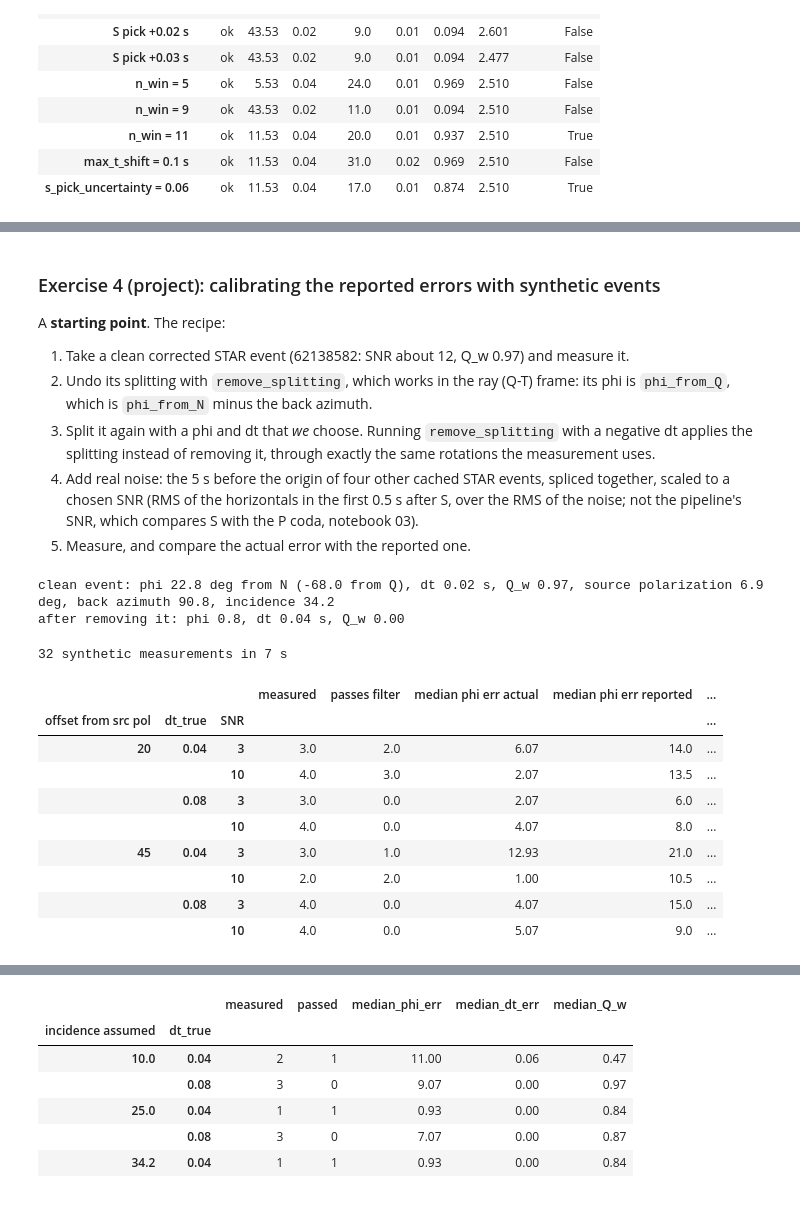
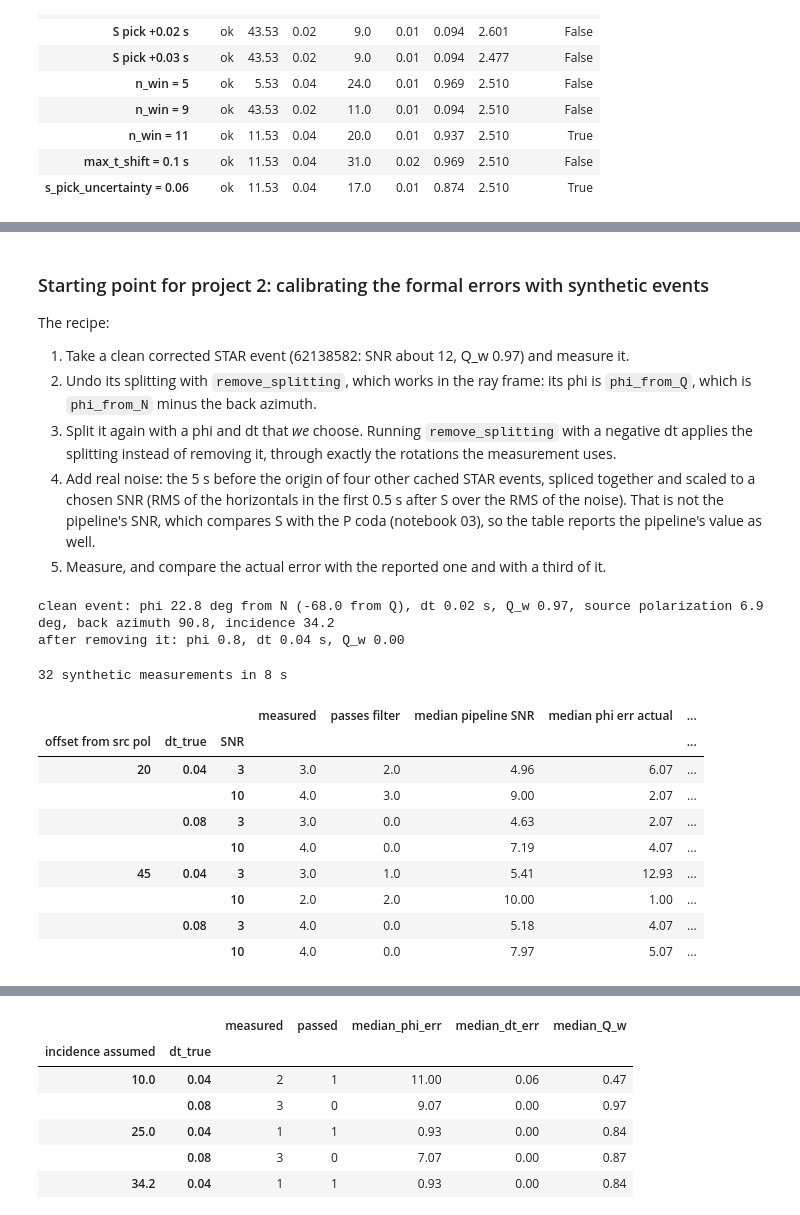
Before and after one commit to mhemmett/rainier-sws-tutorials, a Jupyter notebook: notebooks/07_uncertainty_and_thresholds.ipynb, the cells around one changed output, grey strips where cells are left out. Drawn from its saved outputs; the diff is of its cells as text; code cells hidden in the pictures.

```diff
--- a/notebooks/07_uncertainty_and_thresholds.ipynb
+++ b/notebooks/07_uncertainty_and_thresholds.ipynb
@@ -432,0 +998,37 @@ When you report a near-null fraction, give the width, the chance level and N.
+# %%
+rows = []
+for band in ["1-5 Hz", "5-10 Hz"]:
+    s_ok, s_kept = ok[ok.band == band], kept[kept.band == band]
+    T = s_ok.dominant_period.median()
+    rows.append({"band": band, "successful": len(s_ok), "filtered": len(s_kept), "median T (s)": T, "T/2 (s)": T / 2,
+                 "successful at 0.02 s": (s_ok.dt.round(2) == 0.02).mean(), "successful at 0.06 s": (s_ok.dt.round(2) == 0.06).mean(),
+                 "median dt filtered": s_kept.dt.median(), "dt / T filtered": (s_kept.dt / s_kept.dominant_period).median(),
+                 "fail only dt <= T/2": int((quality.post_filter_mask(s_ok, replace(quality.DEFAULT_POST, dt_period_fraction=np.inf))
+                                              & ~quality.post_filter_mask(s_ok)).sum()),
+                 "mean % aniso. filtered": s_kept.pct_anisotropy.mean(),
+                 **dict(zip(["68% -", "68% +"], stats.bootstrap(s_kept.pct_anisotropy.to_numpy(), np.mean, n_boot=P.n_boot,
+                                                                ci=P.ci, seed=P.seed)[1:3])),
+                 "median % aniso. filtered": s_kept.pct_anisotropy.median()})
+print(pd.DataFrame(rows).set_index("band").T.round(3).to_string())
+
+# notebook 06 (exercise 7) found the 5-10 Hz fast directions further east than the 1-5 Hz ones: larger than chance?
+low, high = kept.phi[kept.band == "1-5 Hz"], kept.phi[kept.band == "5-10 Hz"]
+d, p = stats.permutation_test(low, high, axial=True, n_perm=P.n_perm, seed=P.seed)
+print(f"\nphi: 1-5 Hz {stats.axial_mean(low)[0]:.1f} deg (N = {len(low)}), 5-10 Hz {stats.axial_mean(high)[0]:.1f} deg "
+      f"(N = {len(high)}); difference {d:.1f} deg, permutation p = {p:.4f} (events shuffled between bands; "
+      f"{1 / (P.n_perm + 1):.4f} is the smallest possible)")
+early_ = kept.time < pd.Timestamp(P.split_time, tz="UTC")
+print(f"share of each band's events on 8-10 July: 1-5 Hz {early_[kept.band == '1-5 Hz'].mean():.2f}, "
+      f"5-10 Hz {early_[kept.band == '5-10 Hz'].mean():.2f}")
+
+fig, axes = plt.subplots(1, 2, figsize=(11, 3.6), sharey=False)
+for ax, band in zip(axes, ["1-5 Hz", "5-10 Hz"]):
+    s_ok, s_kept = ok[ok.band == band], kept[kept.band == band]
+    g = np.round(np.arange(step, 0.2 + step / 2, step), 2)
+    ax.bar(g - 0.004, s_ok.dt.round(2).value_counts().reindex(g, fill_value=0), width=0.008, color="0.65", label="successful")
+    ax.bar(g + 0.004, s_kept.dt.round(2).value_counts().reindex(g, fill_value=0), width=0.008, color="tab:red", label="pass the filter")
+    ax.axvline(s_ok.dominant_period.median() / 2, color="k", ls="--", lw=1)
+    ax.set(title=f"{band}: dt before and after the filter (dashed: median T/2)", xlabel="dt (s)", ylabel="events",
+           xticks=g[::2])
+    ax.legend(frameon=False)
+plt.tight_layout()
@@ -433,13 +1105,13 @@ When you report a near-null fraction, give the width, the chance level and N.
 # %% [markdown]
-### Exercise 4 (project): calibrating the reported errors with synthetic events
+### Starting point for project 2: calibrating the formal errors with synthetic events
 
-A **starting point**. The recipe:
+The recipe:
 
 1. Take a clean corrected STAR event (62138582: SNR about 12, Q_w 0.97) and measure it.
-2. Undo its splitting with `remove_splitting`, which works in the ray (Q-T) frame: its phi is `phi_from_Q`, which is `phi_from_N` minus the back azimuth.
-3. Split it again with a phi and dt that *we* choose. Running `remove_splitting` with a negative dt applies the splitting instead of removing it, through exactly the same rotations the measurement uses.
-4. Add real noise: the 5 s before the origin of four other cached STAR events, spliced together, scaled to a chosen SNR (RMS of the horizontals in the first 0.5 s after S, over the RMS of the noise; not the pipeline's SNR, which compares S with the P coda, notebook 03).
-5. Measure, and compare the actual error with the reported one.
+2. Undo its splitting with `remove_splitting`, which works in the ray frame: its phi is `phi_from_Q`, which is `phi_from_N` minus the back azimuth.
+3. Split it again with a phi and dt that *we* choose. Running `remove_splitting` with a negative dt applies the splitting instead of removing it, through exactly the rotations the measurement uses.
+4. Add real noise: the 5 s before the origin of four other cached STAR events, spliced together and scaled to a chosen SNR (RMS of the horizontals in the first 0.5 s after S over the RMS of the noise). That is not the pipeline's SNR, which compares S with the P coda (notebook 03), so the table reports the pipeline's value as well.
+5. Measure, and compare the actual error with the reported one and with a third of it.
 # %%
 from swspy.splitting.split_windowcheck import remove_splitting
 
@@ -476,7 +1148,7 @@ def real_noise(seed):
     comps = {c: [] for c in "ZNE"}
     for _, r in donors.sample(4, random_state=seed).iterrows():
         for tr in data.get_event_stream("STAR", r, allow_download=False):
-            seg = tr.data[:500].astype(float)
+            seg = tr.data[:round(5 * tr.stats.sampling_rate)].astype(float)
             comps[tr.stats.channel[-1]].append(seg - seg.mean())
     out = unsplit.copy()
     for tr in out:
@@ -495,46 +1167,46 @@ def synthetic(phi_N, dt, snr, seed, inc=inc_c):
 clean event: phi 22.8 deg from N (-68.0 from Q), dt 0.02 s, Q_w 0.97, source polarization 6.9 deg, back azimuth 90.8, incidence 34.2
 after removing it: phi 0.8, dt 0.04 s, Q_w 0.00
 # %%
-import time
 t0, rows = time.time(), []
 for offset in (45, 20):                                   # fast axis this far from the source polarization
     phi_true = (src_pol + offset) % 180
     for dt_true in (0.04, 0.08):
         for snr in (10, 3):
             for seed in range(4):
                 m = measure.measure_event(row_c, synthetic(phi_true, dt_true, snr, seed), "STAR", lat, lon, incidence_angle=inc_c)
                 r = m.as_row()
                 ok_ = m.stage == "ok"
                 rows.append({"offset from src pol": offset, "phi_true": round(phi_true, 1), "dt_true": dt_true, "SNR": snr,
-                             "seed": seed, "stage": m.stage,
+                             "seed": seed, "stage": m.stage, "pipeline SNR": m.snr_horizontal,
                              "phi_err_actual": stats.axial_diff(m.phi, phi_true) if ok_ else np.nan,
                              "phi_err_reported": m.phi_error if ok_ else np.nan,
                              "dt_err_actual": abs(m.dt - dt_true) if ok_ else np.nan,
                              "dt_err_reported": m.dt_error if ok_ else np.nan, "Q_w": m.quality,
                              "passes filter": bool(quality.post_filter_mask(pd.DataFrame([r])).iloc[0]) if ok_ else False})
 calib = pd.DataFrame(rows)
 print(f"{len(calib)} synthetic measurements in {time.time() - t0:.0f} s")
 
 def within(a, b): return (a <= np.maximum(b, 1e-9)).mean()
 summary_c = calib.groupby(["offset from src pol", "dt_true", "SNR"]).apply(lambda g: pd.Series({
     "measured": (g.stage == "ok").sum(), "passes filter": g["passes filter"].sum(),
+    "median pipeline SNR": g["pipeline SNR"].median(),
     "median phi err actual": g.phi_err_actual.median(), "median phi err reported": g.phi_err_reported.median(),
-    "phi actual <= reported": within(g.phi_err_actual.dropna(), g.phi_err_reported.dropna()),
+    "phi actual <= reported / 3": within(g.phi_err_actual.dropna(), g.phi_err_reported.dropna() / 3),
     "median dt err actual": g.dt_err_actual.median(), "median dt err reported": g.dt_err_reported.median()}),
     include_groups=False).round(2)
 summary_c
 # %% [output]
-32 synthetic measurements in 7 s
+32 synthetic measurements in 8 s
-|  |  |  | measured | passes filter | median phi err actual | median phi err reported | ... |
+|  |  |  | measured | passes filter | median pipeline SNR | median phi err actual | ... |
 | offset from src pol | dt_true | SNR |  |  |  |  | ... |
-| 20 | 0.04 | 3 | 3.0 | 2.0 | 6.07 | 14.0 | ... |
-|  |  | 10 | 4.0 | 3.0 | 2.07 | 13.5 | ... |
-|  | 0.08 | 3 | 3.0 | 0.0 | 2.07 | 6.0 | ... |
-|  |  | 10 | 4.0 | 0.0 | 4.07 | 8.0 | ... |
-| 45 | 0.04 | 3 | 3.0 | 1.0 | 12.93 | 21.0 | ... |
-|  |  | 10 | 2.0 | 2.0 | 1.00 | 10.5 | ... |
-|  | 0.08 | 3 | 4.0 | 0.0 | 4.07 | 15.0 | ... |
-|  |  | 10 | 4.0 | 0.0 | 5.07 | 9.0 | ... |
+| 20 | 0.04 | 3 | 3.0 | 2.0 | 4.96 | 6.07 | ... |
+|  |  | 10 | 4.0 | 3.0 | 9.00 | 2.07 | ... |
+|  | 0.08 | 3 | 3.0 | 0.0 | 4.63 | 2.07 | ... |
+|  |  | 10 | 4.0 | 0.0 | 7.19 | 4.07 | ... |
+| 45 | 0.04 | 3 | 3.0 | 1.0 | 5.41 | 12.93 | ... |
+|  |  | 10 | 2.0 | 2.0 | 10.00 | 1.00 | ... |
+|  | 0.08 | 3 | 4.0 | 0.0 | 5.18 | 4.07 | ... |
+|  |  | 10 | 4.0 | 0.0 | 7.97 | 5.07 | ... |
 # %%
 passed = calib[calib["passes filter"]]
 print(f"synthetic measurements passing the filter: {len(passed)} of {len(calib)}")
```
Also changed, not shown: parts of 117 cells of this notebook, 2 other files.
